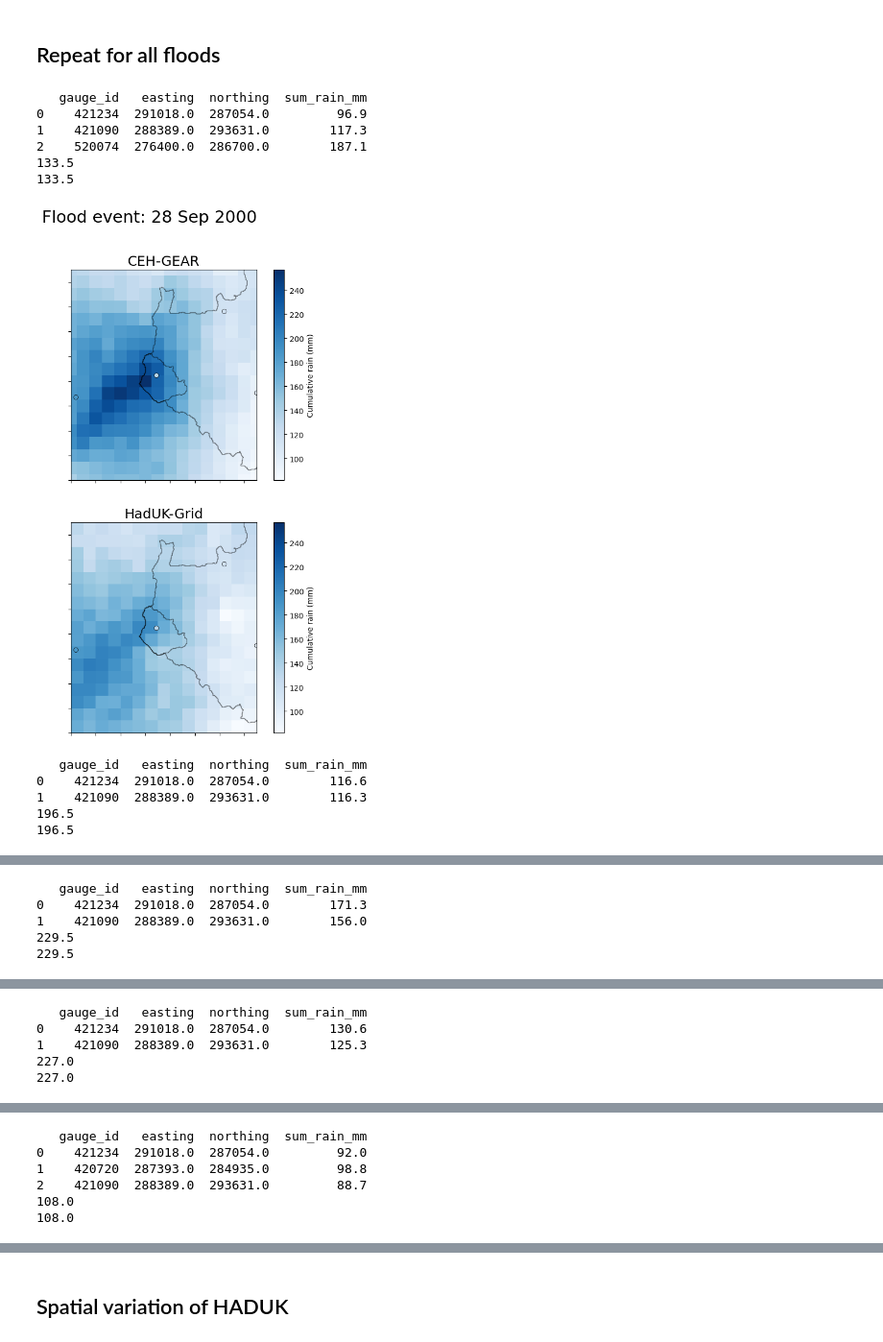
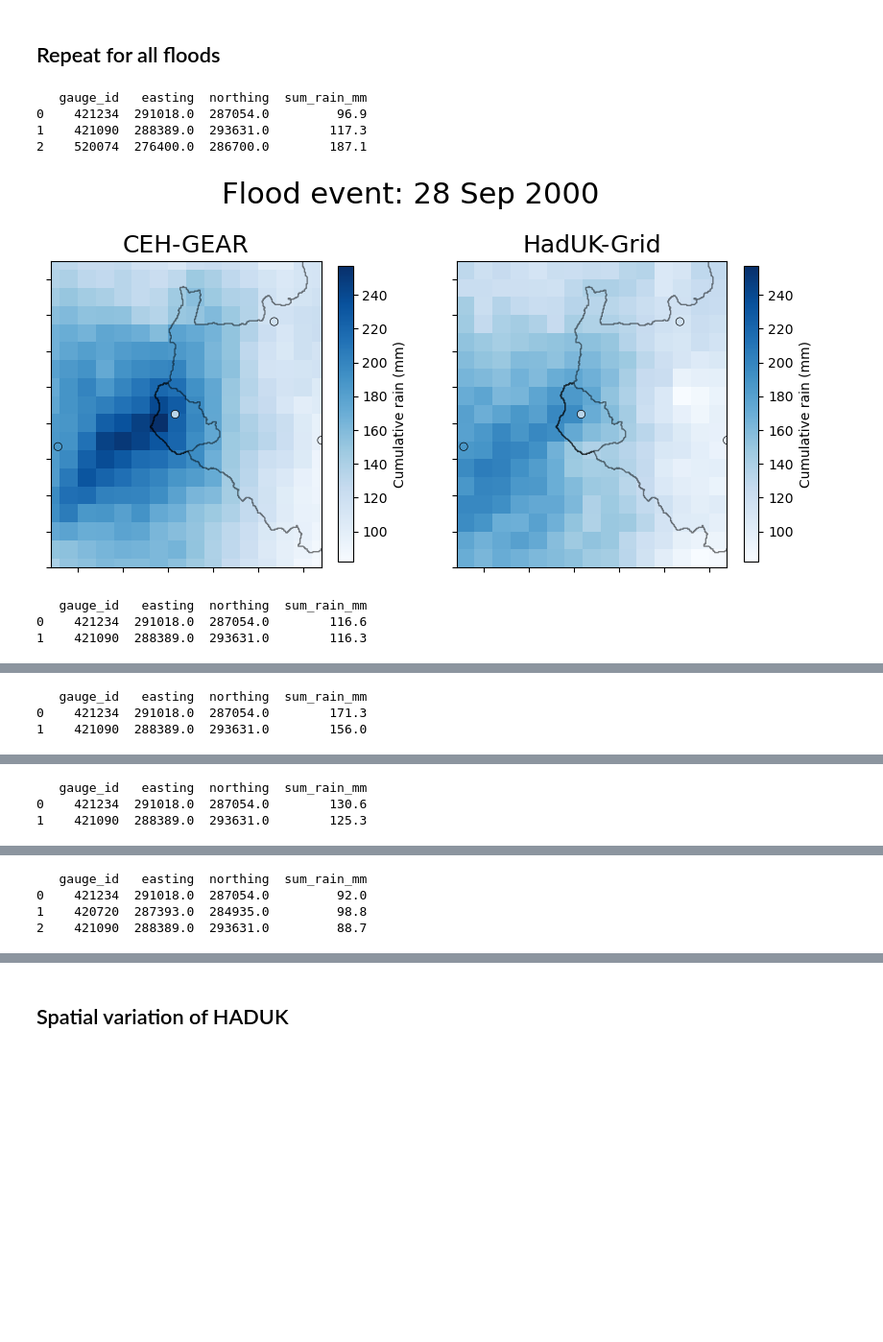
Before and after one commit to Thomasjkeel/FDRI-comparing-rainfall-data-in-upper-severn, a Jupyter notebook: notebooks/Carreg_wen_gauge_vs_grid.ipynb, the cells around one changed output, grey strips where cells are left out. Shown at 96% size. Saved outputs shown, nothing was run; the diff lists cells and outputs as text; code cells hidden in the pictures; blank space fills up the shorter version.

```diff
--- a/notebooks/Carreg_wen_gauge_vs_grid.ipynb
+++ b/notebooks/Carreg_wen_gauge_vs_grid.ipynb
@@ -682,15 +682,15 @@ nearby_gauge_df.round(2)
 | 1 | 421090 | 288389.0 | 293631.0 | 10.66 |
 | 2 | 520074 | 276400.0 | 286700.0 | 17.01 |
 # %%
-fig, axes = plt.subplots(2, 1, figsize=(6, 11), sharex=True, sharey=True)
+fig, axes = plt.subplots(1, 2, figsize=(10, 5), sharex=True, sharey=True)
 
 rain_vmin = min(ceh_data_around_carreg_for_flood[RAIN_COL].min(), haduk_data_around_carreg_for_flood[RAIN_COL].min()).load()
 rain_vmax = max(ceh_data_around_carreg_for_flood[RAIN_COL].max(), haduk_data_around_carreg_for_flood[RAIN_COL].max()).load()
 blues_cmap = plt.get_cmap('Blues')
 cmap_norm = plt.Normalize(rain_vmin, rain_vmax)
 
-ceh_data_around_carreg_for_flood[RAIN_COL].plot(ax=axes[0], cmap='Blues', vmin=rain_vmin, vmax=rain_vmax)
-haduk_data_around_carreg_for_flood[RAIN_COL].plot(ax=axes[1], cmap='Blues', vmin=rain_vmin, vmax=rain_vmax)
+ceh_data_around_carreg_for_flood[RAIN_COL].plot(ax=axes[0], cmap='Blues', vmin=rain_vmin, vmax=rain_vmax, cbar_kwargs={'label': 'Cumulative rain (mm)', 'shrink': 0.8})
+haduk_data_around_carreg_for_flood[RAIN_COL].plot(ax=axes[1], cmap='Blues', vmin=rain_vmin, vmax=rain_vmax, cbar_kwargs={'label': 'Cumulative rain (mm)', 'shrink': 0.8})
 
 new_rain_gauge_mean = get_data_ndays_before_flood_date(carreg_daily_new, flood_date, ndays=DAYS_BEFORE_FLOOD).mean()['rain_mm_gauge_new'].item()
 
@@ -741,43 +741,39 @@ for flood_date in severn_flood_dates:
 
 
     ## plot data
-    fig, axes = plt.subplots(2, 1, figsize=(8, 11), sharex=True, sharey=True)
+    fig, axes = plt.subplots(1, 2, figsize=(10, 5), sharex=True, sharey=True)
 
     rain_vmin = min(ceh_data_around_carreg_for_flood[RAIN_COL].min(), haduk_data_around_carreg_for_flood[RAIN_COL].min()).load()
     rain_vmax = max(ceh_data_around_carreg_for_flood[RAIN_COL].max(), haduk_data_around_carreg_for_flood[RAIN_COL].max()).load()
     blues_cmap = plt.get_cmap('Blues')
     cmap_norm = plt.Normalize(rain_vmin, rain_vmax)
 
-    ceh_data_around_carreg_for_flood[RAIN_COL].plot(ax=axes[0], cmap='Blues', vmin=rain_vmin, vmax=rain_vmax, cbar_kwargs={'label': 'Cumulative rain (mm)'})
-    haduk_data_around_carreg_for_flood[RAIN_COL].plot(ax=axes[1], cmap='Blues', vmin=rain_vmin, vmax=rain_vmax, cbar_kwargs={'label': 'Cumulative rain (mm)'})
+    ceh_data_around_carreg_for_flood[RAIN_COL].plot(ax=axes[0], cmap='Blues', vmin=rain_vmin, vmax=rain_vmax, cbar_kwargs={'label': 'Cumulative rain (mm)', 'shrink': 0.8})
+    haduk_data_around_carreg_for_flood[RAIN_COL].plot(ax=axes[1], cmap='Blues', vmin=rain_vmin, vmax=rain_vmax, cbar_kwargs={'label': 'Cumulative rain (mm)', 'shrink': 0.8})
 
     new_rain_gauge_sum = get_data_ndays_before_flood_date(carreg_daily_new, flood_date, ndays=DAYS_BEFORE_FLOOD).sum()['rain_mm_gauge_new'].item()
 
     for ax in axes.flatten():
         sns.scatterplot(x='easting', y='northing', hue='sum_rain_mm', data=nearby_gauge_df.round(2),\
                 hue_norm=(rain_vmin, rain_vmax), palette='Blues', ax=ax, legend=False, edgecolor='k')
         ax.scatter(x=CARREG_COORDS['Easting'], y=CARREG_COORDS['Northing'], edgecolors='k', facecolor=blues_cmap(cmap_norm(new_rain_gauge_sum)), linewidths=0.5)
         ax.set_xticklabels(''); ax.set_yticklabels('');
         ax.set_xlabel(''); ax.set_ylabel('');
         plynlimon_shp.plot(ax=ax, facecolor='none', edgecolor='k', alpha=.5)
         bewdley_shp.plot(ax=ax, facecolor='none', edgecolor='k', alpha=.5)
     axes[0].set_title("CEH-GEAR", size=18)
     axes[1].set_title("HadUK-Grid", size=18)
 
     plt.suptitle(f'Flood event: {flood_date.strftime('%d %b %Y')}', size=22)
     plt.subplots_adjust(hspace=.2)
     # fig.savefig(f'../figures/ceh_vs_haduk_grid_vs_gauge_sum_rain_{flood_date.strftime('%d_%b_%Y')}.png', bbox_inches='tight', dpi=200)
     plt.show()
 # %% [output]
    gauge_id   easting  northing  sum_rain_mm
 0    421234  291018.0  287054.0         96.9
 1    421090  288389.0  293631.0        117.3
 2    520074  276400.0  286700.0        187.1
-133.5
-133.5
-[figure, old version]
+[figure, new version]
    gauge_id   easting  northing  sum_rain_mm
 0    421234  291018.0  287054.0        116.6
 1    421090  288389.0  293631.0        116.3
-196.5
-196.5
@@ -785,5 +781,3 @@ for flood_date in severn_flood_dates:
    gauge_id   easting  northing  sum_rain_mm
 0    421234  291018.0  287054.0        171.3
 1    421090  288389.0  293631.0        156.0
-229.5
-229.5
@@ -791,5 +785,3 @@ for flood_date in severn_flood_dates:
    gauge_id   easting  northing  sum_rain_mm
 0    421234  291018.0  287054.0        130.6
 1    421090  288389.0  293631.0        125.3
-227.0
-227.0
@@ -798,5 +790,3 @@ for flood_date in severn_flood_dates:
 0    421234  291018.0  287054.0         92.0
 1    420720  287393.0  284935.0         98.8
 2    421090  288389.0  293631.0         88.7
-108.0
-108.0
```
Also changed, not shown: parts of 4 cells of this notebook, 7 other files.
